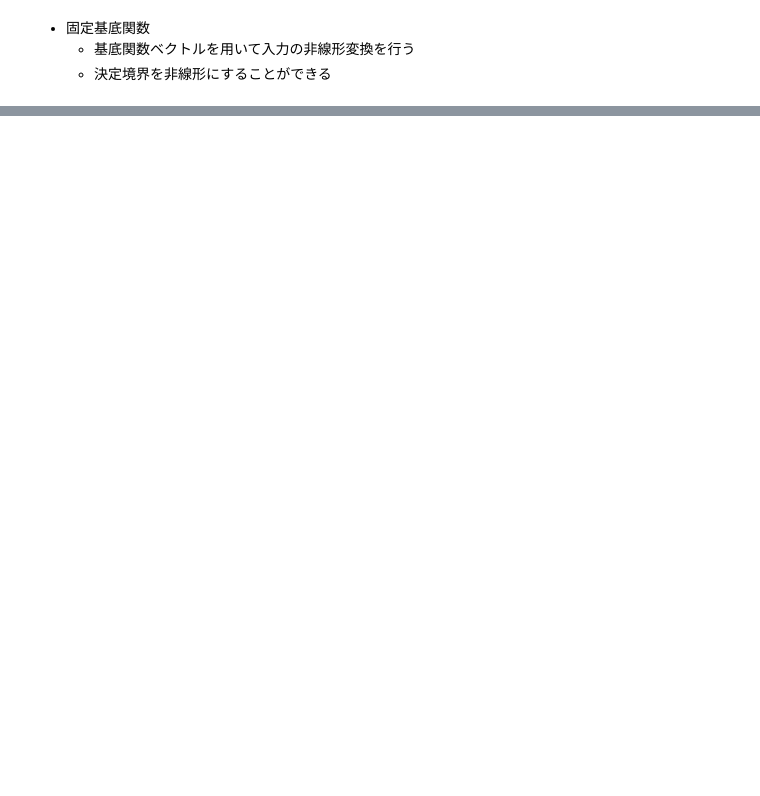
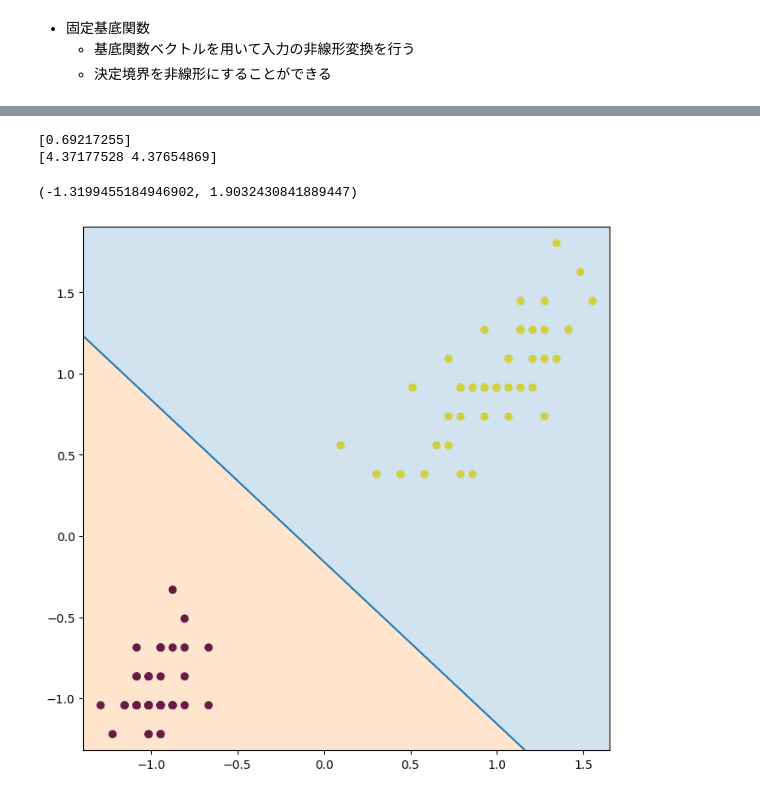
Before and after one commit to arata234/PRML, a Jupyter notebook: cp4_linear_classification_model.ipynb, the cells around one changed output, grey strips where cells are left out. Drawn from its saved outputs; the diff is of its cells as text; code cells hidden in the pictures; blank space fills up the shorter version.

```diff
--- a/cp4_linear_classification_model.ipynb
+++ b/cp4_linear_classification_model.ipynb
@@ -332,0 +441,34 @@ $$
+# %%
+sc = StandardScaler()
+X = sc.fit_transform(X)
+# %%
+X_train, X_test, y_train, y_test = train_test_split(X, y, test_size=0.2, stratify=y)
+# %%
+lr = TwoClassLogisticRegression(eta=0.1)
+lr.fit(X_train, y_train)
+print(lr.intercept_)
+print(lr.coef_)
+# %% [output]
+[0.69217255]
+[4.37177528 4.37654869]
+# %%
+X_comb = np.vstack((X_train, X_test))
+y_comb = np.hstack((y_train, y_test))
+# %%
+x = np.linspace(X_comb[:, 0].min()-1, X_comb[:, 0].max()+1, 1000)
+y = -(lr.intercept_ + lr.coef_[0] * x) / lr.coef_[1]
+
+fig = plt.figure(figsize=(8, 8))
+ax = fig.add_subplot()
+
+
+ax.scatter(X_comb[:, 0], X_comb[:, 1], c=y_comb)
+ax.plot(x, y)
+ax.fill_between(x, y, X_comb[:, 1].max()+1, alpha=0.2)
+ax.fill_between(x, X_comb[:, 1].min()-1, y, alpha=0.2)
+
+ax.set_xlim(X_comb[:, 0].min()-0.1, X_comb[:, 0].max()+0.1)
+ax.set_ylim(X_comb[:, 1].min()-0.1, X_comb[:, 1].max()+0.1)
+# %% [output]
+(-1.3199455184946902, 1.9032430841889447)
+[figure, added]
```
Also changed, not shown: parts of 12 cells of this notebook, 3 other files.
